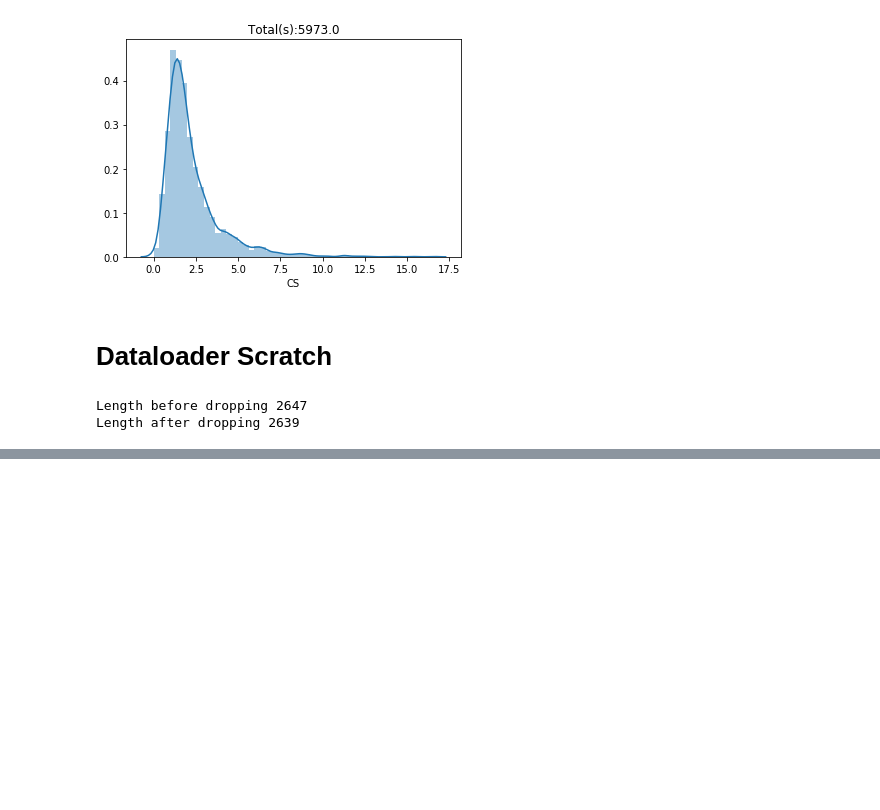
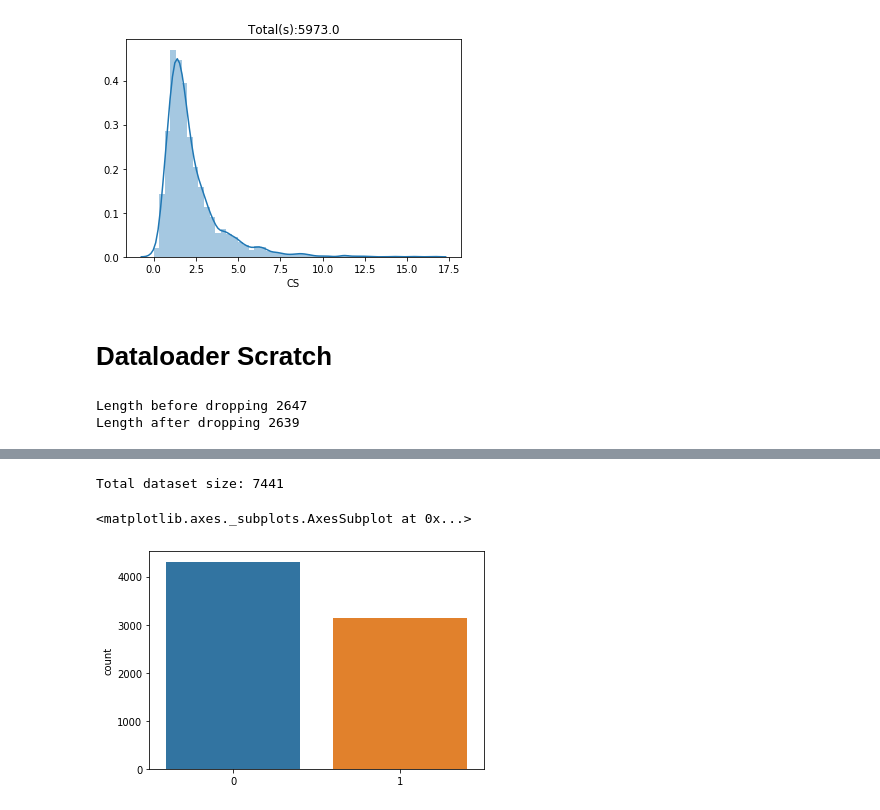
Before and after one commit to orcasound/aifororcas-livesystem, a Jupyter notebook: data_ml/DataSanityCheck.ipynb, the cells around one changed output, grey strips where cells are left out. Drawn from its saved outputs; the diff is of its cells as text; code cells hidden in the pictures; blank space fills up the shorter version.

```diff
--- a/data_ml/DataSanityCheck.ipynb
+++ b/data_ml/DataSanityCheck.ipynb
@@ -123,0 +136,8 @@ wm.plot_for_debug('windows')
+# %%
+print("Total dataset size:",len(wav_dataset))
+labels = [l[2] for l in wav_dataset.windows]
+sns.countplot(labels)
+# %% [output]
+Total dataset size: 7441
+<matplotlib.axes._subplots.AxesSubplot at 0x...>
+[figure, added]
```
Also changed, not shown: parts of 13 cells of this notebook, 1 other file.
